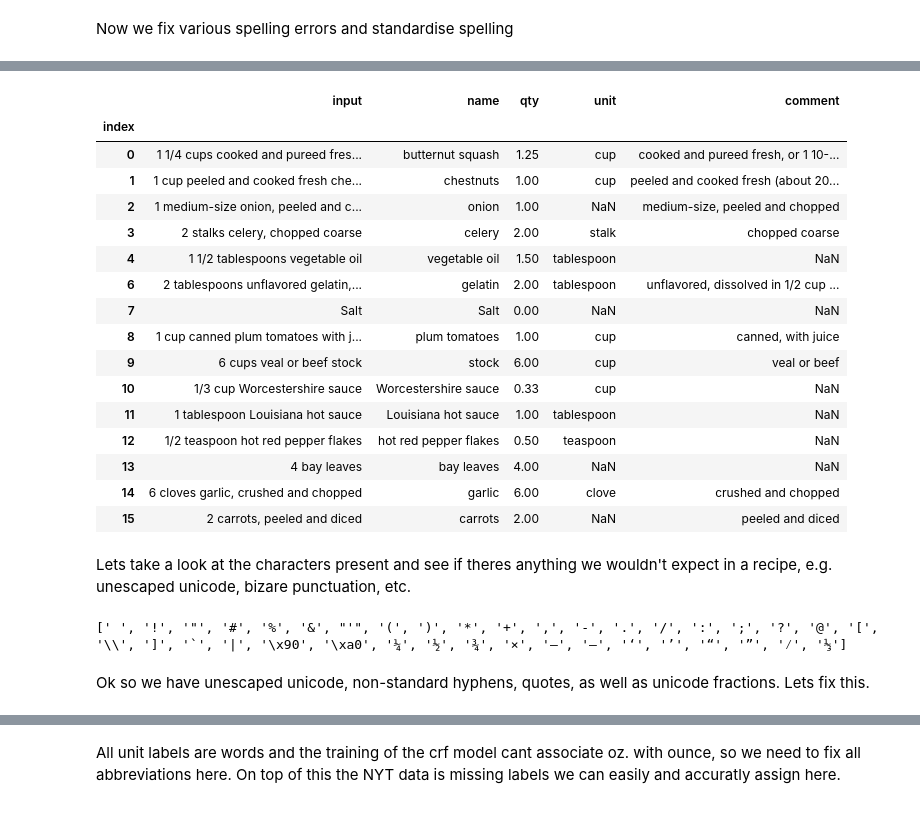
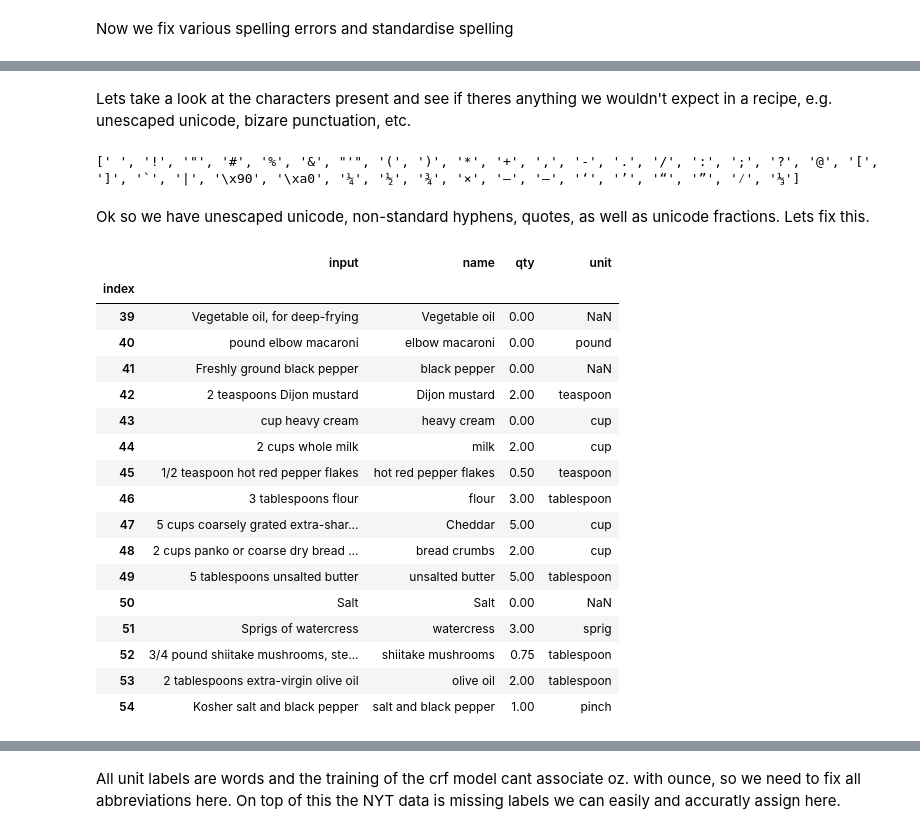
Before and after one commit to Sisyphus192/deep-dishes, a Jupyter notebook: notebooks/Cleaning Data for CRF Training.ipynb, the cells around one changed output, grey strips where cells are left out. Saved outputs shown, nothing was run; the diff lists cells and outputs as text; code cells hidden in the pictures.

```diff
--- a/notebooks/Cleaning Data for CRF Training.ipynb
+++ b/notebooks/Cleaning Data for CRF Training.ipynb
@@ -171,29 +181,9 @@ for col in ["input", "name", "unit", "comment"]:
-# %%
-dropped_missing.head(15)
-# %% [output]
-|  | input | name | qty | unit | comment |
-| index |  |  |  |  |  |
-| 0 | 1 1/4 cups cooked and pureed fres... | butternut squash | 1.25 | cup | cooked and pureed fresh, or 1 10-... |
-| 1 | 1 cup peeled and cooked fresh che... | chestnuts | 1.00 | cup | peeled and cooked fresh (about 20... |
-| 2 | 1 medium-size onion, peeled and c... | onion | 1.00 | NaN | medium-size, peeled and chopped |
-| 3 | 2 stalks celery, chopped coarse | celery | 2.00 | stalk | chopped coarse |
-| 4 | 1 1/2 tablespoons vegetable oil | vegetable oil | 1.50 | tablespoon | NaN |
-| 6 | 2 tablespoons unflavored gelatin,... | gelatin | 2.00 | tablespoon | unflavored, dissolved in 1/2 cup ... |
-| 7 | Salt | Salt | 0.00 | NaN | NaN |
-| 8 | 1 cup canned plum tomatoes with j... | plum tomatoes | 1.00 | cup | canned, with juice |
-| 9 | 6 cups veal or beef stock | stock | 6.00 | cup | veal or beef |
-| 10 | 1/3 cup Worcestershire sauce | Worcestershire sauce | 0.33 | cup | NaN |
-| 11 | 1 tablespoon Louisiana hot sauce | Louisiana hot sauce | 1.00 | tablespoon | NaN |
-| 12 | 1/2 teaspoon hot red pepper flakes | hot red pepper flakes | 0.50 | teaspoon | NaN |
-| 13 | 4 bay leaves | bay leaves | 4.00 | NaN | NaN |
-| 14 | 6 cloves garlic, crushed and chopped | garlic | 6.00 | clove | crushed and chopped |
-| 15 | 2 carrots, peeled and diced | carrots | 2.00 | NaN | peeled and diced |
 # %% [markdown]
 Lets take a look at the characters present and see if theres anything we wouldn't expect in a recipe, e.g. unescaped unicode, bizare punctuation, etc.
 # %%
 c = Counter()
-for col in ["input", "name", "unit", "comment"]:
-    dropped_missing[col].apply(lambda x: c.update(list(str(x))))
+for col in ["input", "name", "unit"]:
+    fixed_spelling[col].apply(lambda x: c.update(list(str(x))))
 
 # We expect alphabet, digit, and punctuation characters so lets remove them
 for i in list(c):
@@ -201,7 +191,7 @@ for i in list(c):
         del c[i]
 sorted(c.keys())
 # %% [output]
-[' ', '!', '"', '#', '%', '&', "'", '(', ')', '*', '+', ',', '-', '.', '/', ':', ';', '?', '@', '[', '\\', ']', '`', '|', '\x90', '\xa0', '¼', '½', '¾', '×', '–', '—', '‘', '’', '“', '”', '⁄', '⅓']
+[' ', '!', '"', '#', '%', '&', "'", '(', ')', '*', '+', ',', '-', '.', '/', ':', ';', '?', '@', '[', ']', '`', '|', '\x90', '\xa0', '¼', '½', '¾', '×', '–', '—', '‘', '’', '“', '”', '⁄', '⅓']
 # %% [markdown]
 Ok so we have unescaped unicode, non-standard hyphens, quotes, as well as unicode fractions. Lets fix this.
 # %%
@@ -213,7 +203,8 @@ def fix_characters(string):
             string = string.replace("\x90", "")
         if "×" in string:
             string = string.replace("×", "x")
-        string = re.sub(r"\–|\—|\‐|\‑|\-", " ", string)
+        # Wait to process hyphens until after ingredient ranges are processed.
+        #string = re.sub(r"(?<!(?:[^\d]))[\–\—\‐\‑\-](?=(?:[^\d]))", " ", string)
         string = re.sub(r"[\!\*\|\`\@\+\?\�\™\‿\•\®\§\¤\[\]\u2028]", "", string)
         string = re.sub(r"[\‘|\’]", "''", string)
         string = re.sub(r"[\“\”\″\‟]", '"', string)
@@ -224,7 +215,29 @@ def fix_characters(string):
 
         if "‱" in string:
             string = string.replace("‱", "n")
+        strin = string.replace("  ", " ")
     return string
 # %%
-for col in ["input", "name", "unit", "comment"]:
-    dropped_missing[col] = dropped_missing[col].apply(fix_characters)
+fixed_characters = fixed_spelling.copy()
+for col in ["input", "name", "unit"]:
+    fixed_characters[col] = fixed_characters[col].apply(fix_characters)
+fixed_characters.iloc[38:54]
+# %% [output]
+|  | input | name | qty | unit |
+| index |  |  |  |  |
+| 39 | Vegetable oil, for deep-frying | Vegetable oil | 0.00 | NaN |
+| 40 | pound elbow macaroni | elbow macaroni | 0.00 | pound |
+| 41 | Freshly ground black pepper | black pepper | 0.00 | NaN |
+| 42 | 2 teaspoons Dijon mustard | Dijon mustard | 2.00 | teaspoon |
+| 43 | cup heavy cream | heavy cream | 0.00 | cup |
+| 44 | 2 cups whole milk | milk | 2.00 | cup |
+| 45 | 1/2 teaspoon hot red pepper flakes | hot red pepper flakes | 0.50 | teaspoon |
+| 46 | 3 tablespoons flour | flour | 3.00 | tablespoon |
+| 47 | 5 cups coarsely grated extra-shar... | Cheddar | 5.00 | cup |
+| 48 | 2 cups panko or coarse dry bread ... | bread crumbs | 2.00 | cup |
+| 49 | 5 tablespoons unsalted butter | unsalted butter | 5.00 | tablespoon |
+| 50 | Salt | Salt | 0.00 | NaN |
+| 51 | Sprigs of watercress | watercress | 3.00 | sprig |
+| 52 | 3/4 pound shiitake mushrooms, ste... | shiitake mushrooms | 0.75 | tablespoon |
+| 53 | 2 tablespoons extra-virgin olive oil | olive oil | 2.00 | tablespoon |
+| 54 | Kosher salt and black pepper | salt and black pepper | 1.00 | pinch |
```
Also changed, not shown: parts of 63 cells of this notebook, 11 other files.
